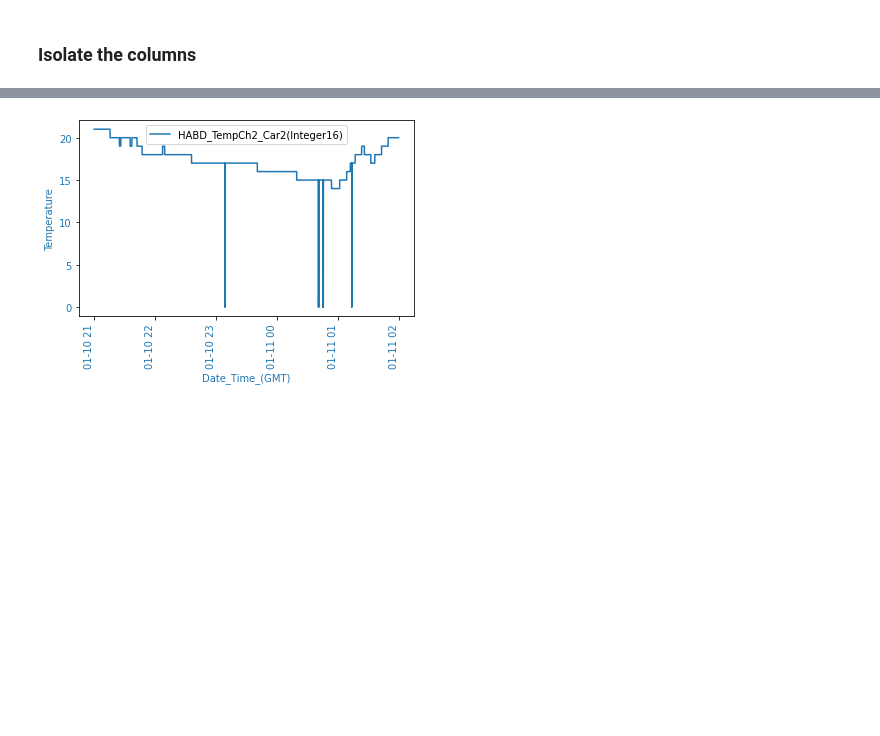
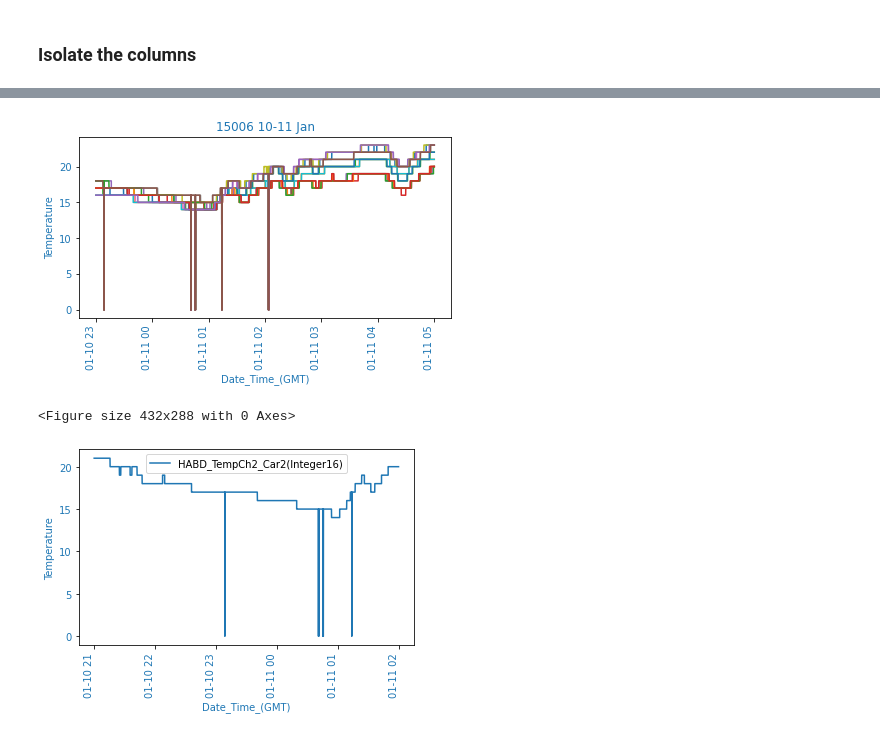
Before and after one commit to benjjo/Timonator, a Jupyter notebook: Timonator.ipynb, the cells around one changed output, grey strips where cells are left out. Drawn from its saved outputs; the diff is of its cells as text; code cells hidden in the pictures; blank space fills up the shorter version.

Commit message:
All temps added.
Added all of the temperatures on one coach to the graph.

```diff
--- a/Timonator.ipynb
+++ b/Timonator.ipynb
@@ -154,0 +153,4 @@ Rows in all_data: 132021
+# %%
+before = all_data.shape[0]
+all_data = all_data[(all_data['Date_Time_(GMT)'].dt.year >= 2010)]
+print("Rows removed: " + str(before - all_data.shape[0]))
@@ -177,3 +181,8 @@ Name: PLC_TIME_CV(Enum2), dtype: int64
 3       2418
 130       76
 Name: EKE_DIOs2_P[23](Unsigned8), dtype: int64
+# %%
+HABD_cols = [col for col in all_data if 'Car1(' in col]
+
+for col in HABD_cols[1:]:
+    print(all_data[col].value_counts())
@@ -200,0 +213,4 @@ Name: EKE_DIOs2_P[23](Unsigned8), dtype: int64
+# %%
+HABD_cols.insert(0, 'Date_Time_(GMT)')
+HABD_cols.pop() # Remove the last entry EKE FailB
+test_data = all_data[HABD_cols]
@@ -201,3 +226,31 @@ Name: EKE_DIOs2_P[23](Unsigned8), dtype: int64
+# %%
+# new_column = 'HABD_TempCh2_Car2(Integer16)'
+start_date = '2021-01-10 23:00:00'
+end_date = '2021-01-11 05:00:00'
+minutes = range(0, 300)
+
+df = test_data[(test_data['Date_Time_(GMT)'] > start_date) & (test_data['Date_Time_(GMT)'] <= end_date)].copy().set_index('Date_Time_(GMT)')
+df.plot(kind='line', legend=None)
+plt.xticks(color='C0', rotation='vertical')
+plt.xlabel('Date_Time_(GMT)', color='C0', size=10)
+plt.yticks(color='C0')
+plt.tight_layout(pad=2)
+plt.title('15006 10-11 Jan', color='C0')
+plt.ylabel('Temperature', color='C0', size=10)
+plt.savefig('myfig100.png', dpi=300, facecolor='w', edgecolor='w',
+        orientation='landscape', format=None,
+        transparent=False, bbox_inches=None, pad_inches=0.1)
+plt.show()
+# %% [output]
+[figure, added]
+# %%
+
+plt.savefig('myfig100.png', dpi=300, facecolor='w', edgecolor='w',
+        orientation='landscape', papertype=None, format=None,
+        transparent=False, bbox_inches=None, pad_inches=0.1,
+        frameon=None, metadata=None)
+# %% [output]
+<Figure size 432x288 with 0 Axes>
 # %%
 new_column = 'HABD_TempCh2_Car2(Integer16)'
 start_date = '2021-01-10 21:00:00'
```
Also changed, not shown: parts of 7 cells of this notebook.
